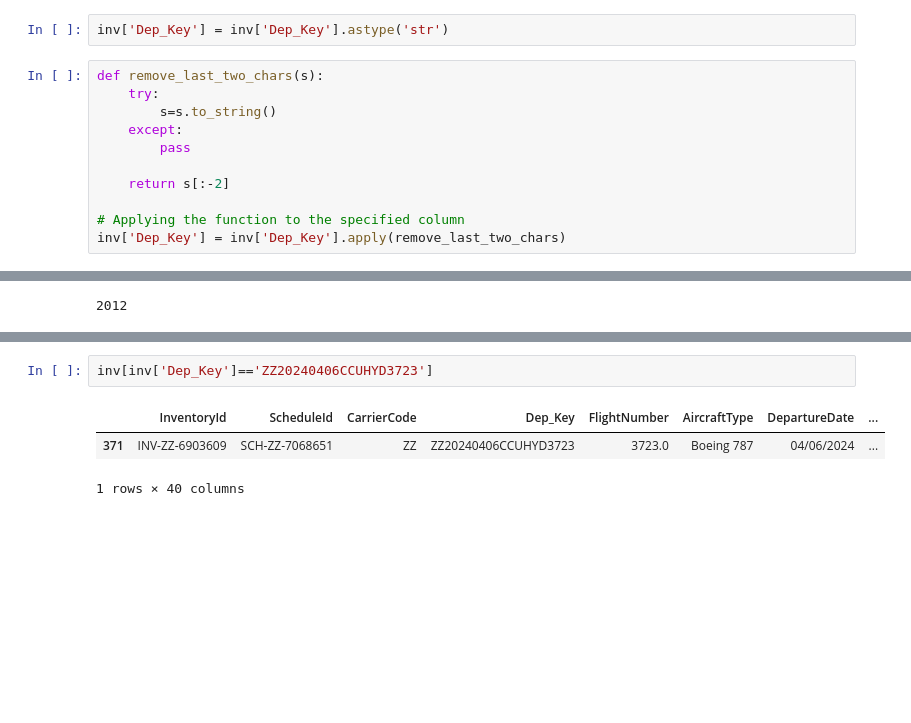
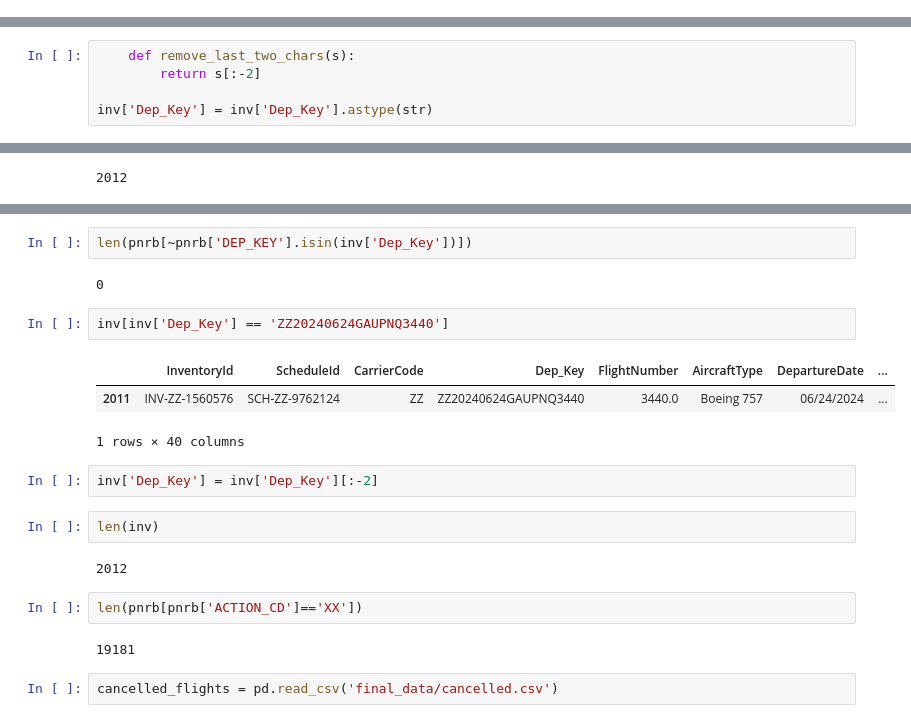
Before and after one commit to k3x9/Tinkering_Lab_Project, a Jupyter notebook: Backend/Untitled.ipynb, the cells around one changed output, grey strips where cells are left out. Saved outputs shown, nothing was run; the diff lists cells and outputs as text; blank space fills up the shorter version.

Commit message:
Data preprocessing Done

```diff
--- a/Backend/Untitled.ipynb
+++ b/Backend/Untitled.ipynb
@@ -18,16 +9,3 @@ pnrb.head()
-# %%
-inv['Dep_Key'] = inv['Dep_Key'].astype('str')
-# %%
-def remove_last_two_chars(s):
-    try:
-        s=s.to_string()
-    except:
-        pass
-
-    return s[:-2]
-
-# Applying the function to the specified column
-inv['Dep_Key'] = inv['Dep_Key'].apply(remove_last_two_chars)
 # %%
 inv.head()
 # %% [output]
@@ -40 +18,6 @@ inv.head()
 5 rows × 40 columns
+# %%
+    def remove_last_two_chars(s):
+        return s[:-2]
+
+inv['Dep_Key'] = inv['Dep_Key'].astype(str)
@@ -110,6 +93,22 @@ pnrb[pnrb['RECLOC']=='JDDM40']
+# %%
+len(pnrb[~pnrb['DEP_KEY'].isin(inv['Dep_Key'])])
+# %% [output]
+0
 # %%
-inv[inv['Dep_Key']=='ZZ20240406CCUHYD3723']
+inv[inv['Dep_Key'] == 'ZZ20240624GAUPNQ3440']
 # %% [output]
 |  | InventoryId | ScheduleId | CarrierCode | Dep_Key | FlightNumber | AircraftType | DepartureDate | ... |
-| 371 | INV-ZZ-6903609 | SCH-ZZ-7068651 | ZZ | ZZ20240406CCUHYD3723 | 3723.0 | Boeing 787 | 04/06/2024 | ... |
+| 2011 | INV-ZZ-1560576 | SCH-ZZ-9762124 | ZZ | ZZ20240624GAUPNQ3440 | 3440.0 | Boeing 757 | 06/24/2024 | ... |
 1 rows × 40 columns
+# %%
+inv['Dep_Key'] = inv['Dep_Key'][:-2]
+# %%
+len(inv)
+# %% [output]
+2012
+# %%
+len(pnrb[pnrb['ACTION_CD']=='XX'])
+# %% [output]
+19181
+# %%
+cancelled_flights = pd.read_csv('final_data/cancelled.csv')
```
Also changed, not shown: parts of 18 cells of this notebook, 5 other files.
